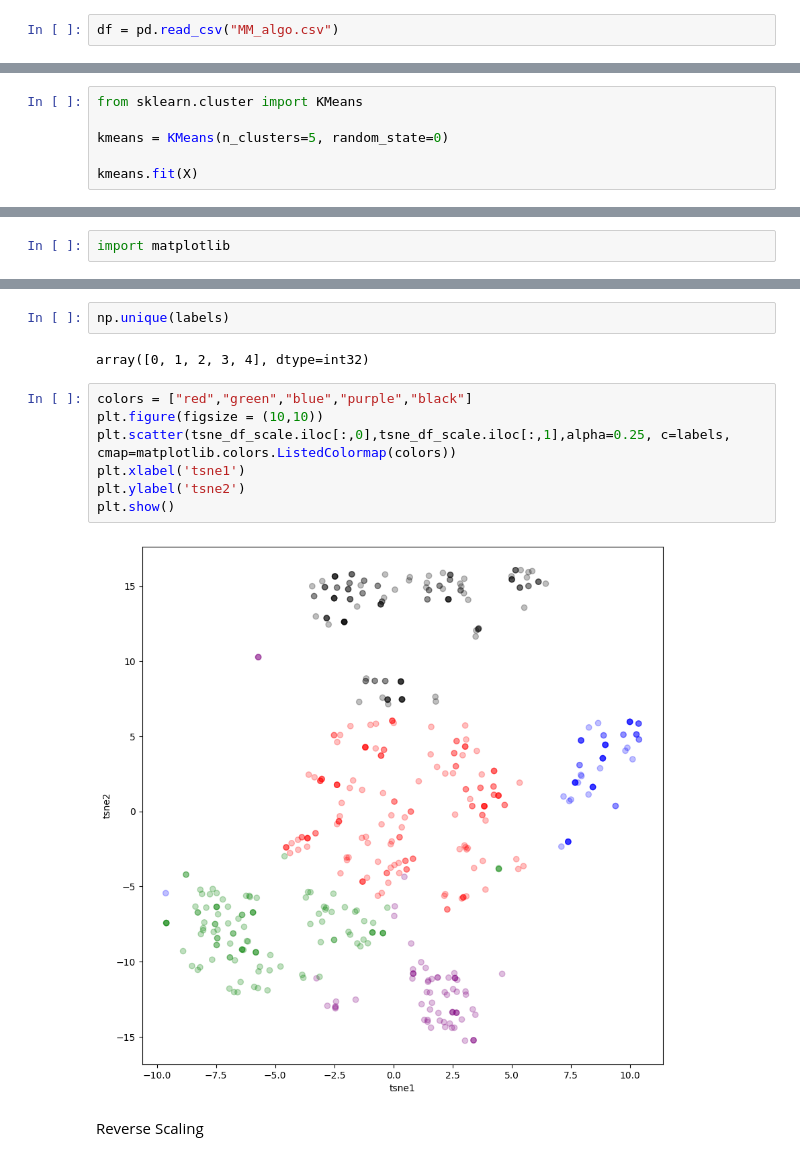
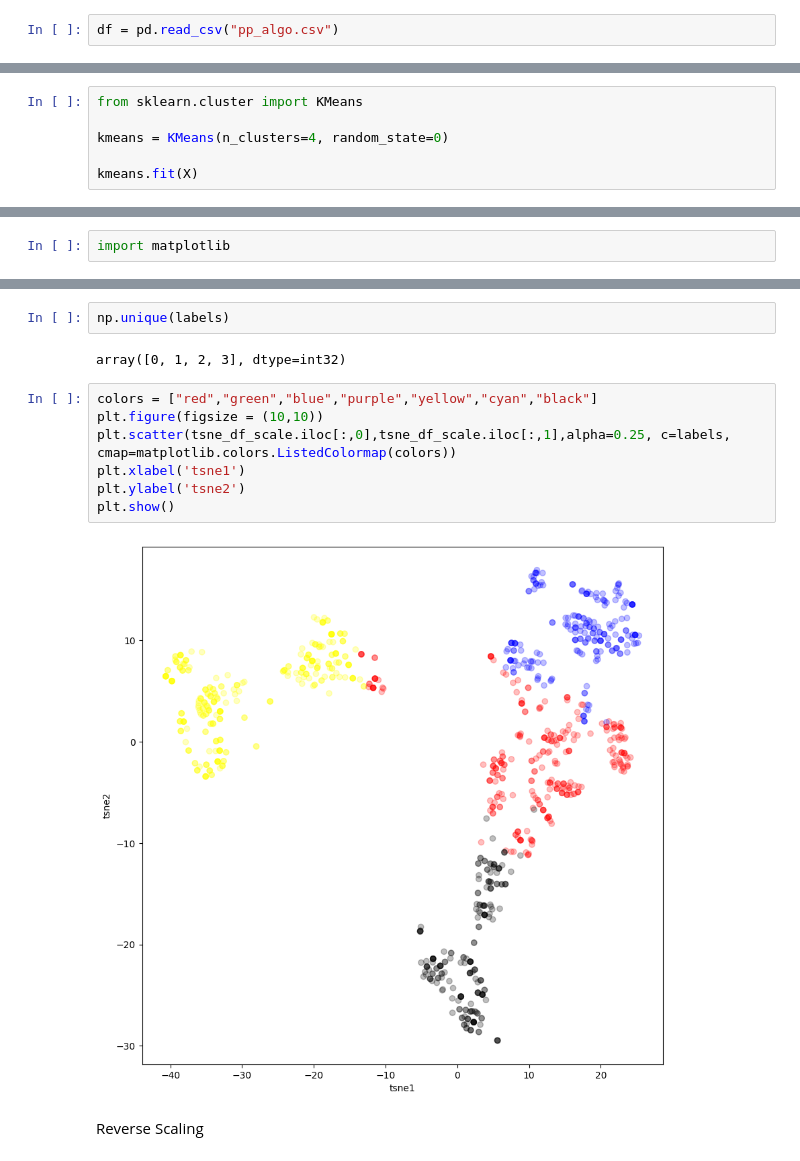
Before and after one commit to LazyHooks/AI_Jobs_Disruption, a Jupyter notebook: MM_algo.ipynb, the cells around one changed output, grey strips where cells are left out. Cells and saved outputs as stored; diff of their text form.

```diff
--- a/MM_algo.ipynb
+++ b/MM_algo.ipynb
@@ -23,7 +23,7 @@ warnings.filterwarnings('ignore')
 # %% [markdown]
 input
 # %%
-df = pd.read_csv("MM_algo.csv")
+df = pd.read_csv("pp_algo.csv")
 # %% [markdown]
 exploratory
 # %%
@@ -166,7 +166,7 @@ individual k mean
 # %%
 from sklearn.cluster import KMeans
 
-kmeans = KMeans(n_clusters=5, random_state=0)
+kmeans = KMeans(n_clusters=4, random_state=0)
 
 kmeans.fit(X)
 # %% [output]
@@ -242,16 +207,16 @@ tsne_df_scale = pd.DataFrame(tsne_scale_results, columns=['tsne1', 'tsne2'])
 # %%
 np.unique(labels)
 # %% [output]
-array([0, 1, 2, 3, 4], dtype=int32)
+array([0, 1, 2, 3], dtype=int32)
 # %%
-colors = ["red","green","blue","purple","black"]
+colors = ["red","green","blue","purple","yellow","cyan","black"]
 plt.figure(figsize = (10,10))
 plt.scatter(tsne_df_scale.iloc[:,0],tsne_df_scale.iloc[:,1],alpha=0.25, c=labels, cmap=matplotlib.colors.ListedColormap(colors))
 plt.xlabel('tsne1')
 plt.ylabel('tsne2')
 plt.show()
 # %% [output]
-[figure, old version]
+[figure, new version]
 # %% [markdown]
 Reverse Scaling
 # %%
```
Also changed, not shown: parts of 16 cells of this notebook.
